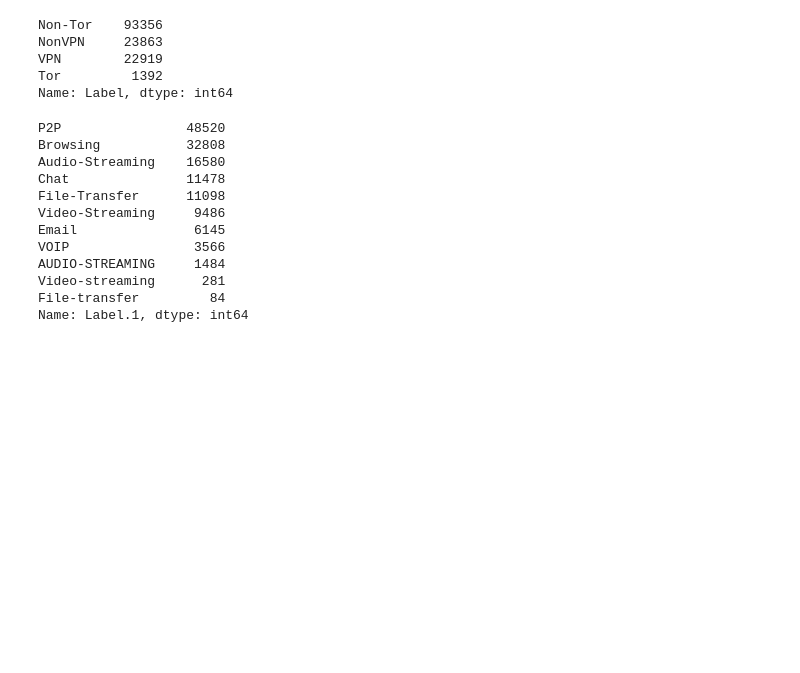
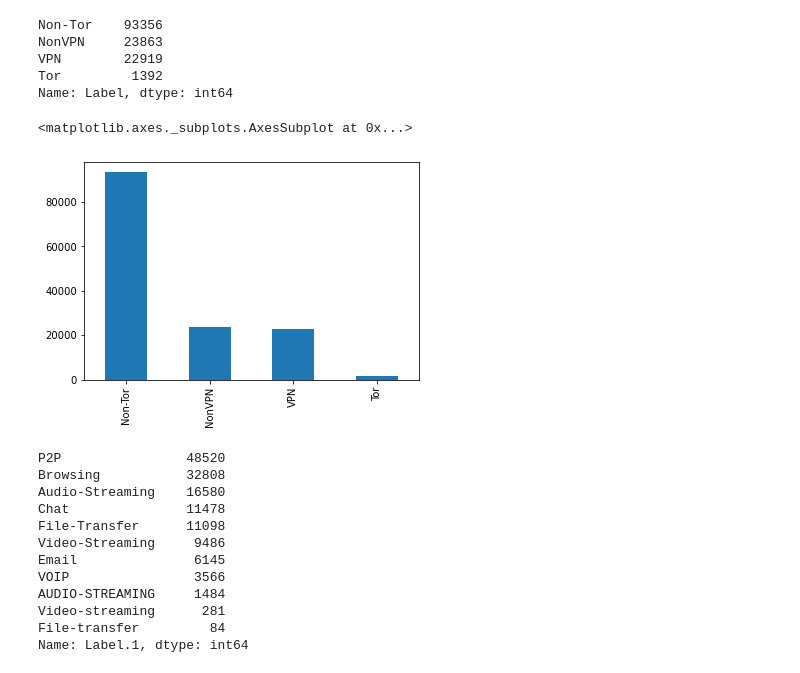
Before and after one commit to kromy99/DataMining2020, a Jupyter notebook: week8/Assignment_DarkNet_detection.ipynb, the cells around one changed output. Saved outputs shown, nothing was run; the diff lists cells and outputs as text; code cells hidden in the pictures; blank space fills up the shorter version.

```diff
--- a/week8/Assignment_DarkNet_detection.ipynb
+++ b/week8/Assignment_DarkNet_detection.ipynb
@@ -48,6 +48,11 @@ NonVPN     23863
 VPN        22919
 Tor         1392
 Name: Label, dtype: int64
+# %%
+data["Label"].value_counts().plot.bar()
+# %% [output]
+<matplotlib.axes._subplots.AxesSubplot at 0x...>
+[figure, added]
 # %%
 data["Label.1"].value_counts()
 # %% [output]
```
Also changed, not shown: parts of 36 cells of this notebook, 1 other file.
